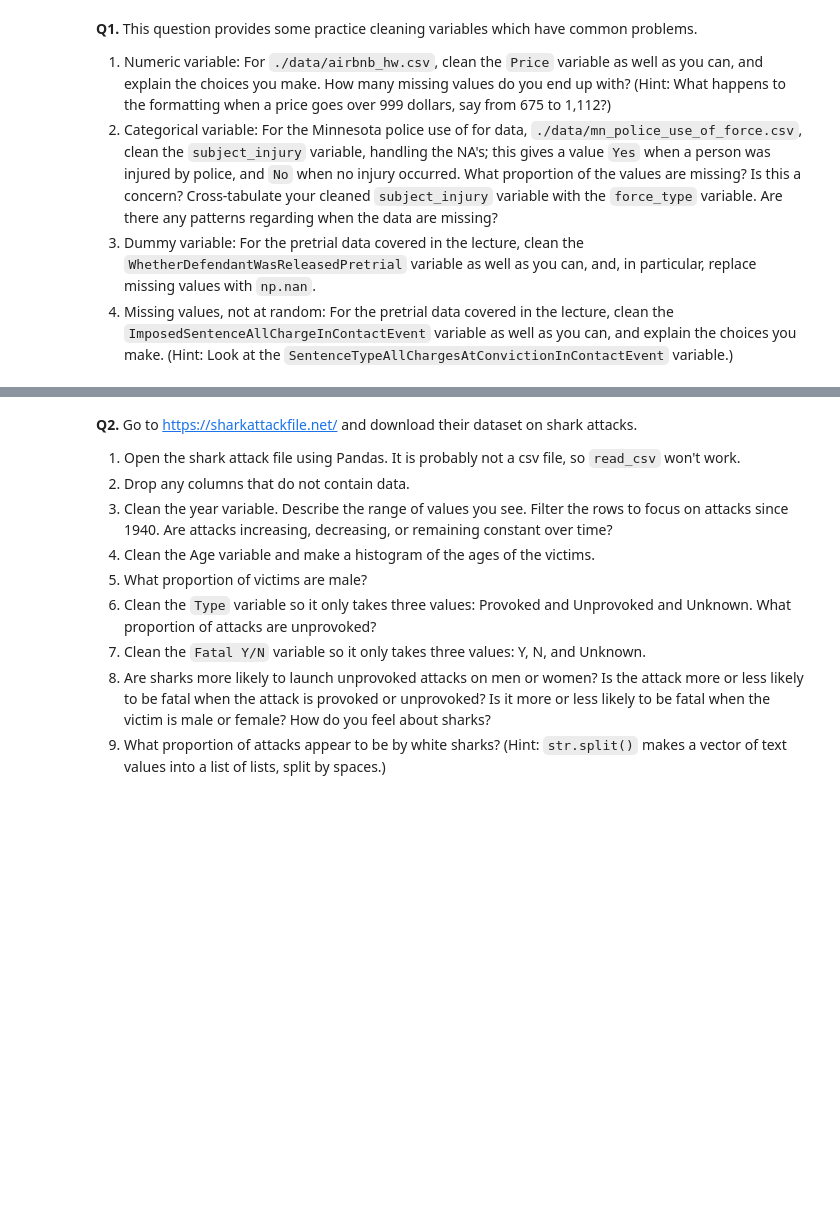
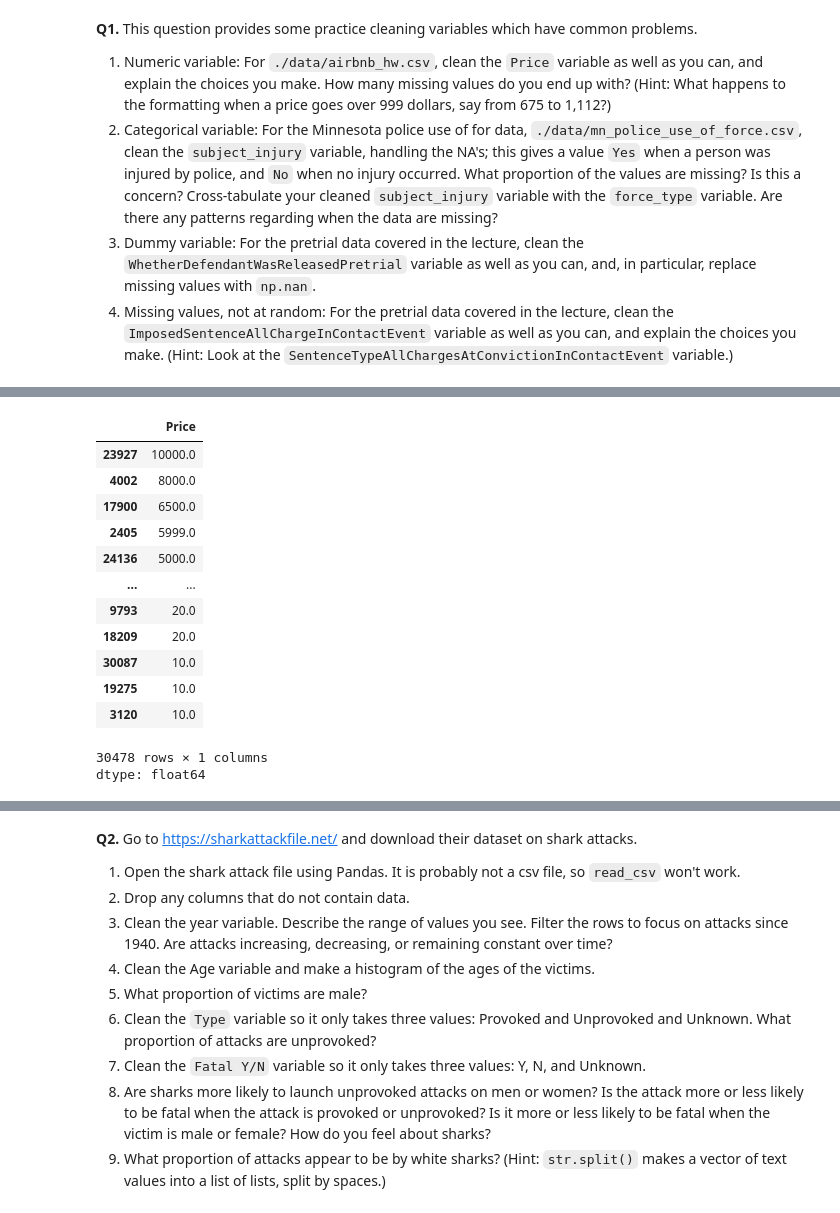
Before and after one commit to KaranRawatUVA/wrangling, a Jupyter notebook: assignment/assignment.ipynb, the cells around one changed output, grey strips where cells are left out. Saved outputs shown, nothing was run; the diff lists cells and outputs as text; code cells hidden in the pictures; blank space fills up the shorter version.

```diff
--- a/assignment/assignment.ipynb
+++ b/assignment/assignment.ipynb
@@ -10,0 +34,34 @@
+# %%
+dfAir = pd.read_csv('/content/wrangling/assignment/data/airbnb_hw.csv')
+
+
+
+
+dfAir['Price'] = dfAir['Price'].str.replace(',', '').astype(float)
+#all I did was repalce an commas with an empty string, to get rid of the commas
+
+#dfAir['Price'].values.tolist()
+
+
+pd.to_numeric(dfAir['Price'], errors='raise') # I changed every value into a numeric value
+
+
+dfAir = dfAir.sort_values(by='Price', ascending=False)
+dfAir['Price']
+
+# I ended up with 0 missing values
+# %% [output]
+|  | Price |
+| 23927 | 10000.0 |
+| 4002 | 8000.0 |
+| 17900 | 6500.0 |
+| 2405 | 5999.0 |
+| 24136 | 5000.0 |
+| ... | ... |
+| 9793 | 20.0 |
+| 18209 | 20.0 |
+| 30087 | 10.0 |
+| 19275 | 10.0 |
+| 3120 | 10.0 |
+30478 rows × 1 columns
+dtype: float64
```
Also changed, not shown: parts of 9 cells of this notebook.
